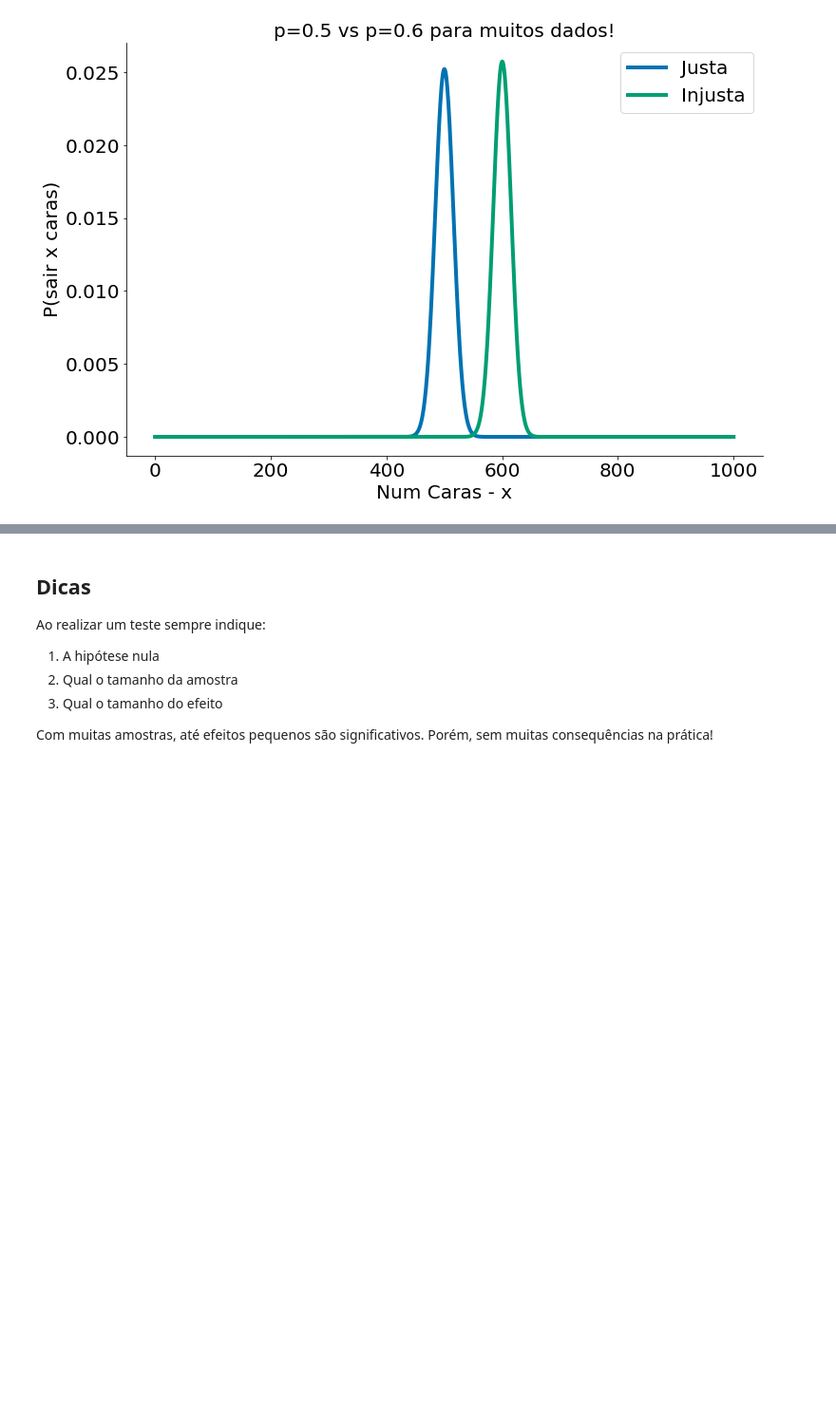
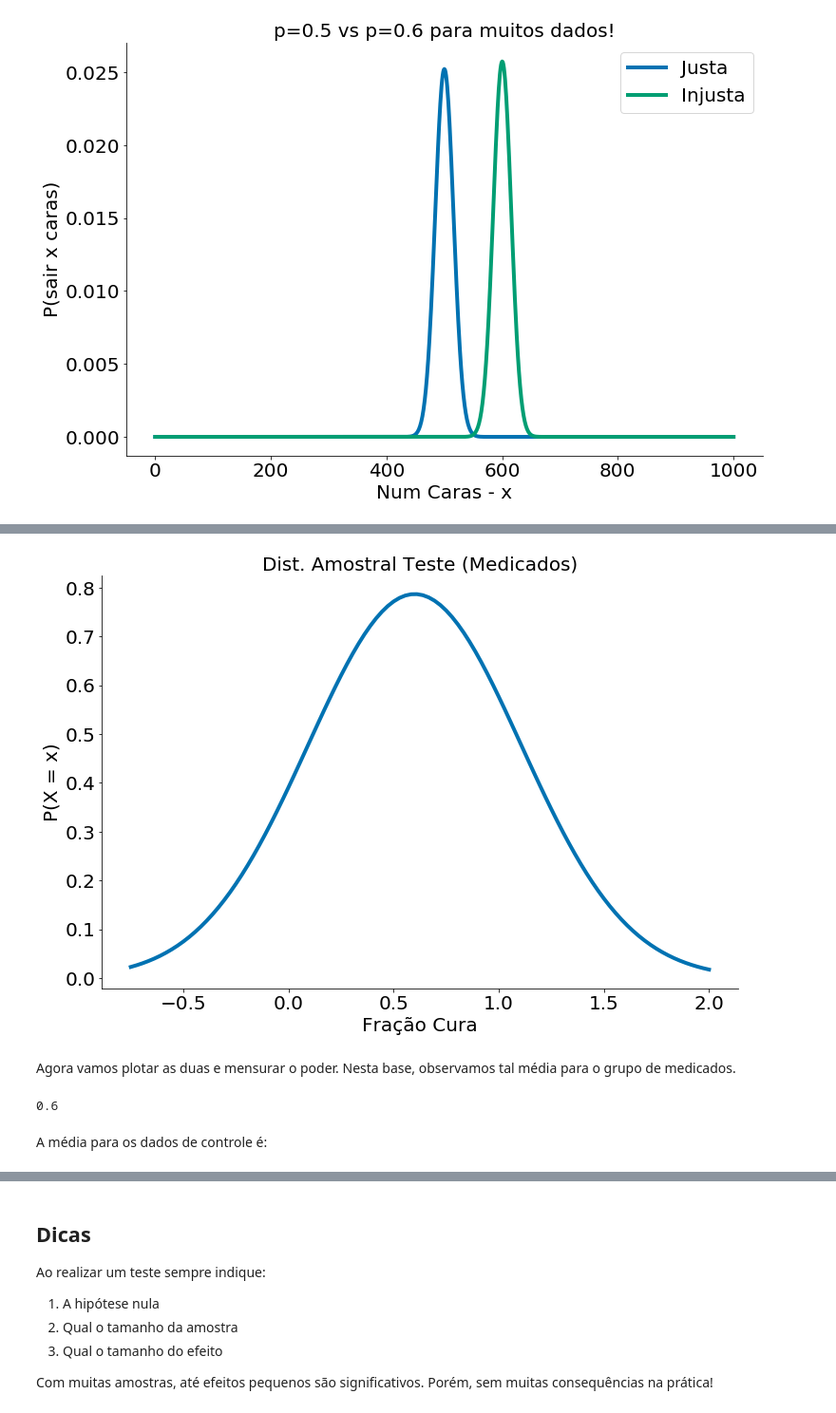
Before and after one commit to icd-ufmg/material, a Jupyter notebook: aulas/12-Poder/12 - Poder.ipynb, the cells around one changed output, grey strips where cells are left out. Shown at 95% size. Saved outputs shown, nothing was run; the diff lists cells and outputs as text; code cells hidden in the pictures; blank space fills up the shorter version.

```diff
--- a/aulas/12-Poder/12 - Poder.ipynb
+++ b/aulas/12-Poder/12 - Poder.ipynb
@@ -248,0 +444,3 @@ despine()
+# %%
+medicados = df.query('Group != "Control"')
+medicados.head()
@@ -248,0 +471,21 @@ despine()
+# %%
+mu_med = medicados['Result'].mean()
+std_med = medicados['Result'].std(ddof=1)
+
+x = np.linspace(-0.75, 2, 100)
+y = ss.distributions.norm.pdf(loc=mu_med, scale=std_med, x=x)
+plt.title('Dist. Amostral Teste (Medicados)')
+plt.plot(x, y, label='Medicados')
+plt.xlabel('Fração Cura')
+plt.ylabel('P(X = x)')
+despine()
+# %% [output]
+[figure, added]
+# %% [markdown]
+Agora vamos plotar as duas e mensurar o poder. Nesta base, observamos tal média para o grupo de medicados.
+# %%
+mu_med
+# %% [output]
+0.6
+# %% [markdown]
+A média para os dados de controle é:
```
Also changed, not shown: parts of 35 cells of this notebook.
